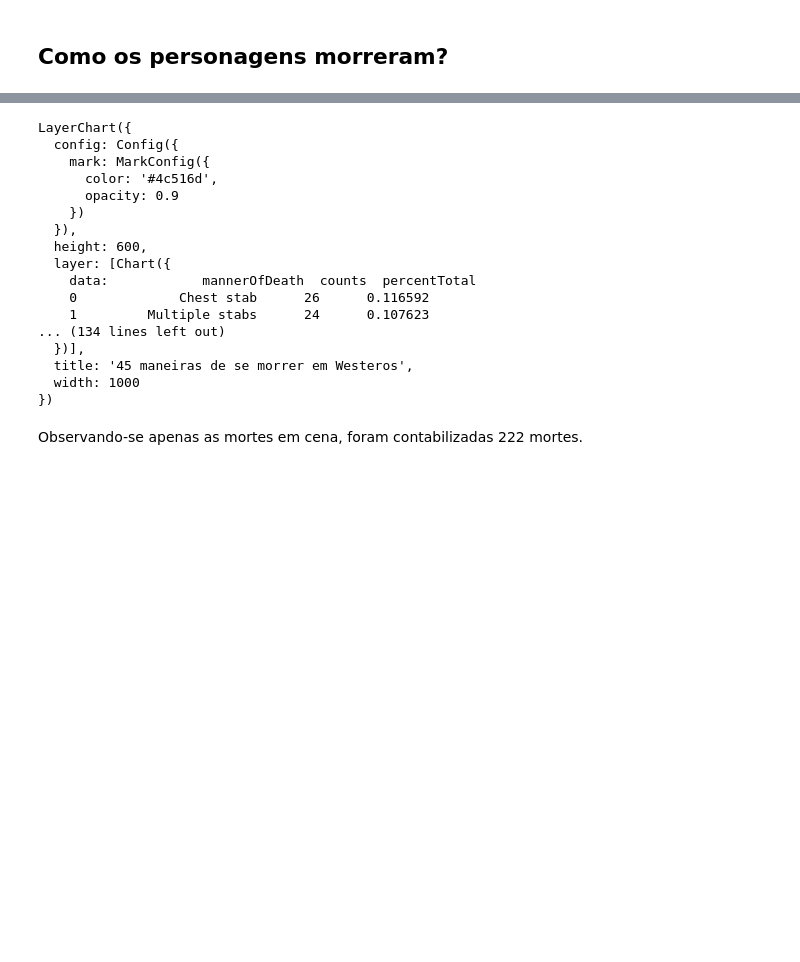
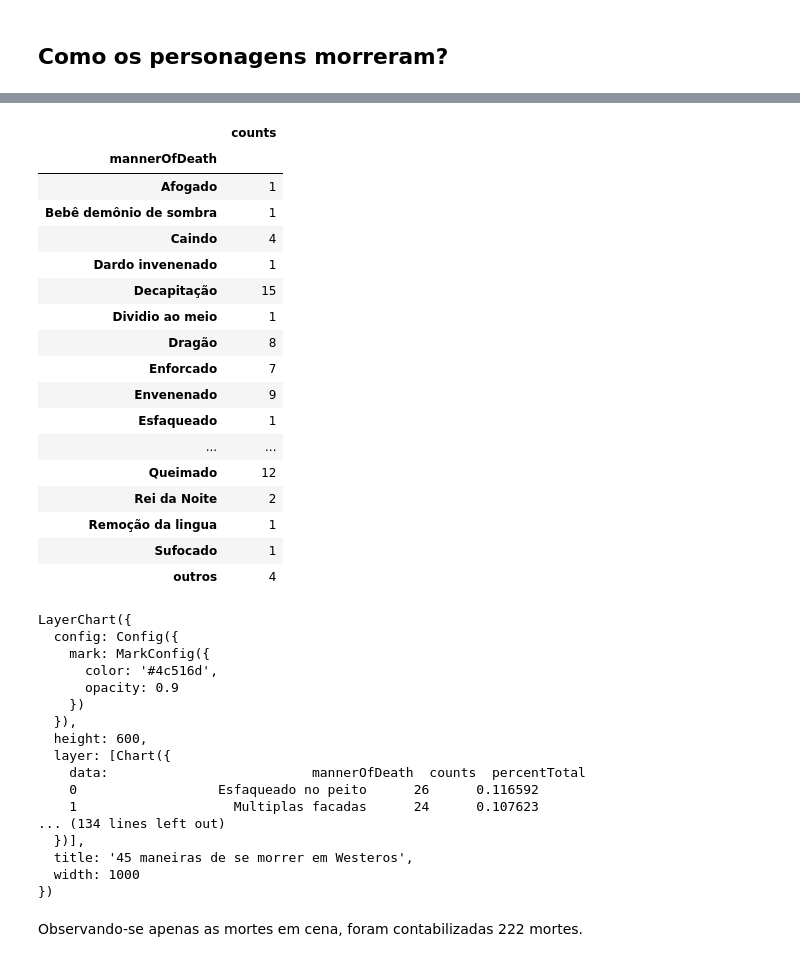
Before and after one commit to lorransr/ice_fire_and_data, a Jupyter notebook: Uma_canção_de_Gelo,_Fogo_e_Dados.ipynb, the cells around one changed output, grey strips where cells are left out. Drawn from its saved outputs; the diff is of its cells as text; code cells hidden in the pictures; blank space fills up the shorter version.

```diff
--- a/Uma_canção_de_Gelo,_Fogo_e_Dados.ipynb
+++ b/Uma_canção_de_Gelo,_Fogo_e_Dados.ipynb
@@ -452,0 +459,33 @@ death["percentTotal"]=death["counts"]/total
+# %%
+ingles_port = {'Chest stab':"Esfaqueado no peito", 'Multiple stabs':"Multiplas facadas", 'Throat slash':"Garganta cortada", 'Decapitation':"Decapitação",
+               'Arrow':"Flecha", 'Burning':"Queimado", 'Poison':"Envenenado", 'Back stab':"Esfaqueado pelas costas", 'Dragon':"Dragão", 'Wildfire':"Fogo-vivo",
+               'Hanging':"Enforcado", 'Mauling':"Marretada", 'Head crush':"Fratura no crânico", 'Face stab':"Esfaqueado no rosto", 'Neck snap':"Esfaqueado no pescoço",
+               'Neck stab':"Esfaqueado no pescoço", 'Falling':"Caindo", 'Gut stab':"Esfaqueado na genitalia", 'Giant':"Gigante", 'Fire and fall':"Fogo e Queda",
+               "Flayed":'Esfolado', 'Choking':"Esganado", 'Throat stab':"Esfaqueado na garganta", 'Dead Night King':"Rei da Noite", 'Beaten':"Espancado",
+               'Safe':"Outros", 'Drowning':"Afogado", 'Door':"Porta", 'Suffocation':"Sufocado", 'Tongue removal':"Remoção da lingua",
+               'Molten gold':"Ouro Derretido", 'Giant crossbows':"Flecha gigante", 'Wight children':"Outros", 'Torn apart':"Dividio ao meio",
+               'Poison dart':"Dardo invenenado", 'Crushed':"Esmagado", 'Boar':"Javali", 'Gutted':"Outros", 'Dragonglass Eye Stab':"Esfaqueado no olho com dragonglass",
+               'Moon Door':"Porta da lua", 'Eye stab':"Facada no olho", 'Head stab':"Facada na cabeça", 'Horse':"Pisoteado", 'Shadow baby':"Bebê demônio de sombra",
+               'Stab':"Esfaqueado"}
+
+death.replace({"mannerOfDeath": ingles_port},inplace=True)
+death.groupby("mannerOfDeath")[["counts"]].sum()
+# %% [output]
+|  | counts |
+| mannerOfDeath |  |
+| Afogado | 1 |
+| Bebê demônio de sombra | 1 |
+| Caindo | 4 |
+| Dardo invenenado | 1 |
+| Decapitação | 15 |
+| Dividio ao meio | 1 |
+| Dragão | 8 |
+| Enforcado | 7 |
+| Envenenado | 9 |
+| Esfaqueado | 1 |
+| ... | ... |
+| Queimado | 12 |
+| Rei da Noite | 2 |
+| Remoção da lingua | 1 |
+| Sufocado | 1 |
+| outros | 4 |
@@ -483,9 +529,9 @@ LayerChart({
   }),
   height: 600,
   layer: [Chart({
-    data:            mannerOfDeath  counts  percentTotal
-    0             Chest stab      26      0.116592
-    1         Multiple stabs      24      0.107623
+    data:                          mannerOfDeath  counts  percentTotal
+    0                  Esfaqueado no peito      26      0.116592
+    1                    Multiplas facadas      24      0.107623
 ... (134 lines left out)
   })],
   title: '45 maneiras de se morrer em Westeros',
```
Also changed, not shown: parts of 4 cells of this notebook.
